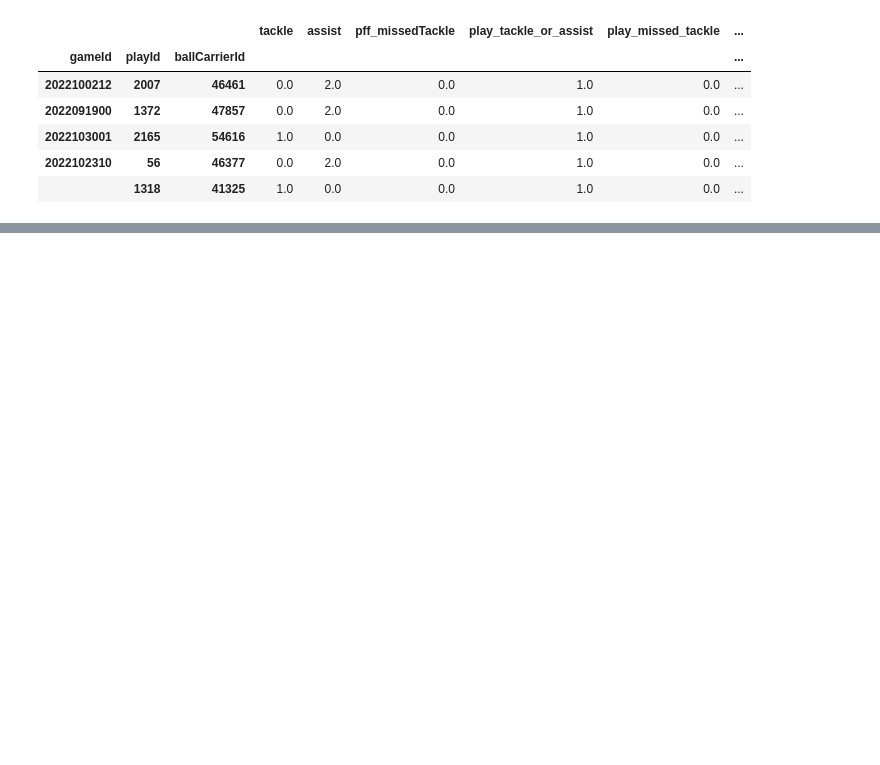
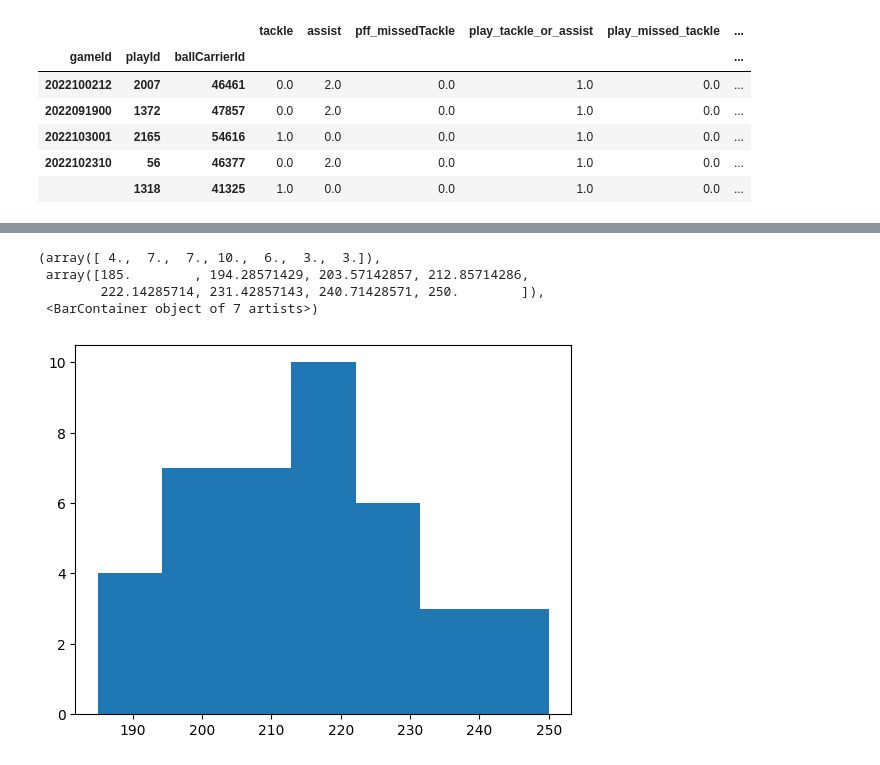
Before and after one commit to sesh9096/csci4502project, a Jupyter notebook: src/offensive-strategies.ipynb, the cells around one changed output, grey strips where cells are left out. Saved outputs shown, nothing was run; the diff lists cells and outputs as text; code cells hidden in the pictures; blank space fills up the shorter version.

```diff
--- a/src/offensive-strategies.ipynb
+++ b/src/offensive-strategies.ipynb
@@ -164,0 +175,11 @@ weight_runningback_plays
+# %%
+# Finds the optimal bins.
+# https://stackoverflow.com/questions/33458566/how-to-choose-bins-in-matplotlib-histogram
+bins = plt.hist(weight_runningback_plays.index, bins='auto')
+bins
+# %% [output]
+(array([ 4.,  7.,  7., 10.,  6.,  3.,  3.]),
+ array([185.        , 194.28571429, 203.57142857, 212.85714286,
+        222.14285714, 231.42857143, 240.71428571, 250.        ]),
+ <BarContainer object of 7 artists>)
+[figure, added]
```
Also changed, not shown: parts of 12 cells of this notebook.
